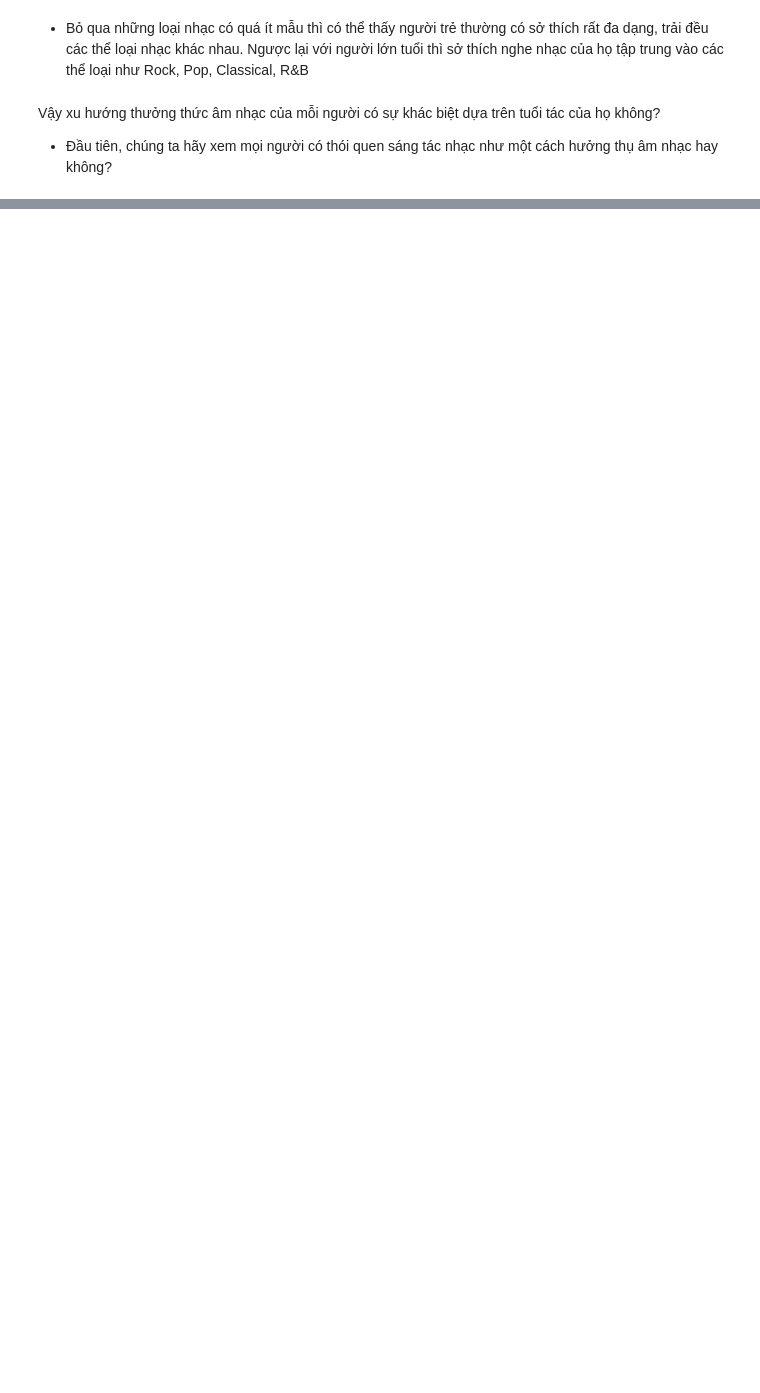
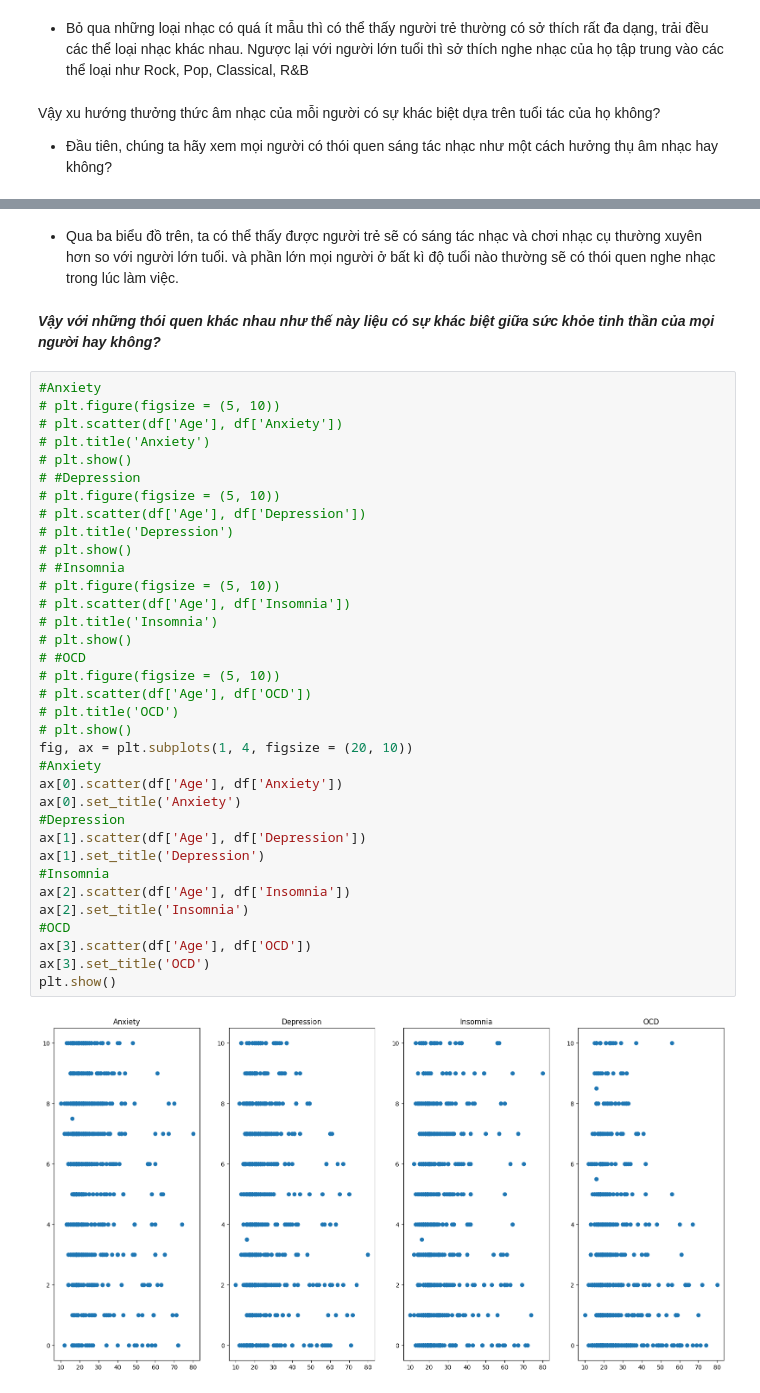
Before and after one commit to HungLVT/DS, a Jupyter notebook: 4.0-questions-and-answers.ipynb, the cells around one changed output, grey strips where cells are left out. Saved outputs shown, nothing was run; the diff lists cells and outputs as text; blank space fills up the shorter version.

```diff
--- a/4.0-questions-and-answers.ipynb
+++ b/4.0-questions-and-answers.ipynb
@@ -140,0 +160,41 @@ df_composer_age.boxplot(by = 'Composer')
+# %% [markdown]
+- Qua ba biểu đồ trên, ta có thể thấy được người trẻ sẽ có sáng tác nhạc và chơi nhạc cụ thường xuyên hơn so với người lớn tuổi. và phần lớn mọi người ở bất kì độ tuổi nào thường sẽ có thói quen nghe nhạc trong lúc làm việc.
+# %% [markdown]
+***Vậy với những thói quen khác nhau như thế này liệu có sự khác biệt giữa sức khỏe tinh thần của mọi người hay không?***
+# %%
+#Anxiety
+# plt.figure(figsize = (5, 10))
+# plt.scatter(df['Age'], df['Anxiety'])
+# plt.title('Anxiety')
+# plt.show()
+# #Depression
+# plt.figure(figsize = (5, 10))
+# plt.scatter(df['Age'], df['Depression'])
+# plt.title('Depression')
+# plt.show()
+# #Insomnia
+# plt.figure(figsize = (5, 10))
+# plt.scatter(df['Age'], df['Insomnia'])
+# plt.title('Insomnia')
+# plt.show()
+# #OCD
+# plt.figure(figsize = (5, 10))
+# plt.scatter(df['Age'], df['OCD'])
+# plt.title('OCD')
+# plt.show()
+fig, ax = plt.subplots(1, 4, figsize = (20, 10))
+#Anxiety
+ax[0].scatter(df['Age'], df['Anxiety'])
+ax[0].set_title('Anxiety')
+#Depression
+ax[1].scatter(df['Age'], df['Depression'])
+ax[1].set_title('Depression')
+#Insomnia
+ax[2].scatter(df['Age'], df['Insomnia'])
+ax[2].set_title('Insomnia')
+#OCD
+ax[3].scatter(df['Age'], df['OCD'])
+ax[3].set_title('OCD')
+plt.show()
+# %% [output]
+[figure, added]
```
Also changed, not shown: parts of 19 cells of this notebook, 2 other files.
